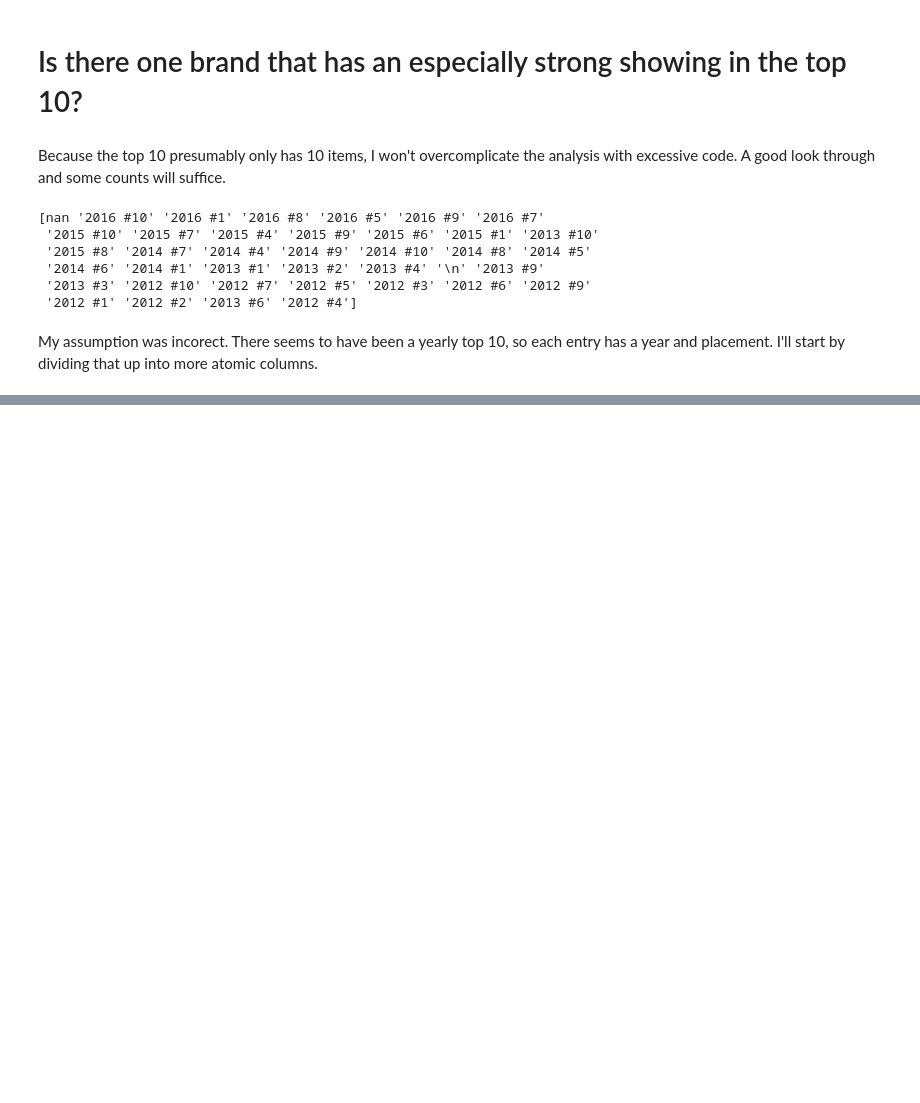
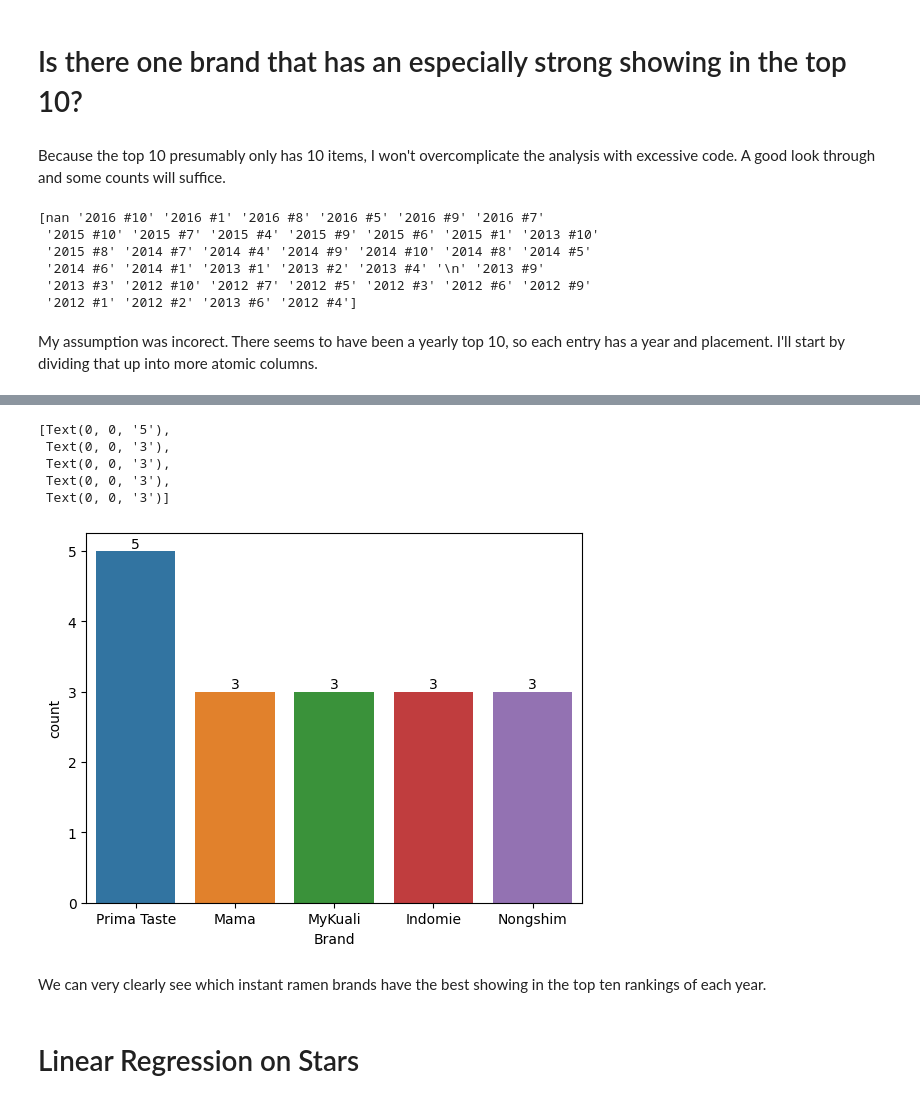
Before and after one commit to bsstibich/Data_Analysis_Portfolio, a Jupyter notebook: ramen_ratings/ramen_ratings.ipynb, the cells around one changed output, grey strips where cells are left out. Saved outputs shown, nothing was run; the diff lists cells and outputs as text; code cells hidden in the pictures; blank space fills up the shorter version.

Commit message:
finished up section on brands in top tens

```diff
--- a/ramen_ratings/ramen_ratings.ipynb
+++ b/ramen_ratings/ramen_ratings.ipynb
@@ -205,0 +196,5 @@ Now that we have the data set up a bit more cleanly, lets see if we can find whi
+# %%
+df['Placed'] =  pd.notna(df['Top_Ten_Year'])
+
+print(df.Placed.unique())
+df.head()
@@ -205,0 +209,28 @@ Now that we have the data set up a bit more cleanly, lets see if we can find whi
+# %%
+#Lets make a temp df that only includes entries that have placed
+df_placed = df.loc[df['Placed'] ==  True]
+
+#Determine the top 5 showing brands and make them their own data frames like before
+
+#df_placed.Brand.value_counts()
+df_1 = df_placed.loc[df_placed["Brand"] == "Prima Taste"]
+df_2 = df_placed.loc[df_placed["Brand"] == "Mama"]
+df_3 = df_placed.loc[df_placed["Brand"] == "MyKuali"]
+df_4 = df_placed.loc[df_placed["Brand"] == "Indomie"]
+df_5 = df_placed.loc[df_placed["Brand"] == "Nongshim"]
+
+df_top_brands = pd.concat([df_1, df_2, df_3, df_4, df_5])
+
+countplot = sns.countplot(x='Brand', data=df_top_brands)
+countplot.bar_label(container=countplot.containers[0], labels=df_top_brands.Brand.value_counts())
+# %% [output]
+[Text(0, 0, '5'),
+ Text(0, 0, '3'),
+ Text(0, 0, '3'),
+ Text(0, 0, '3'),
+ Text(0, 0, '3')]
+[figure, added]
+# %% [markdown]
+We can very clearly see which instant ramen brands have the best showing in the top ten rankings of each year.
+# %% [markdown]
+# Linear Regression on Stars
```
Also changed, not shown: parts of 7 cells of this notebook.
